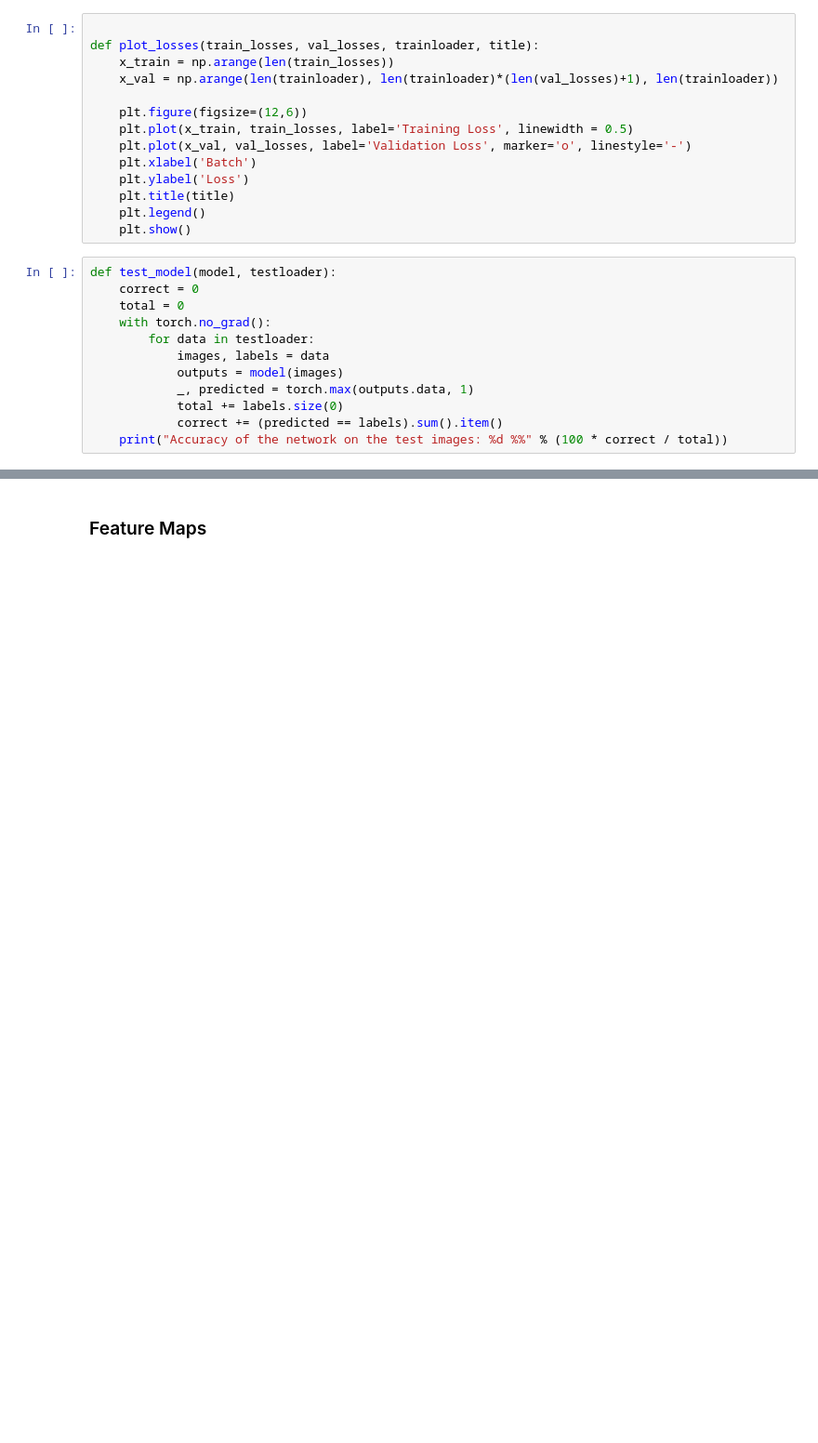
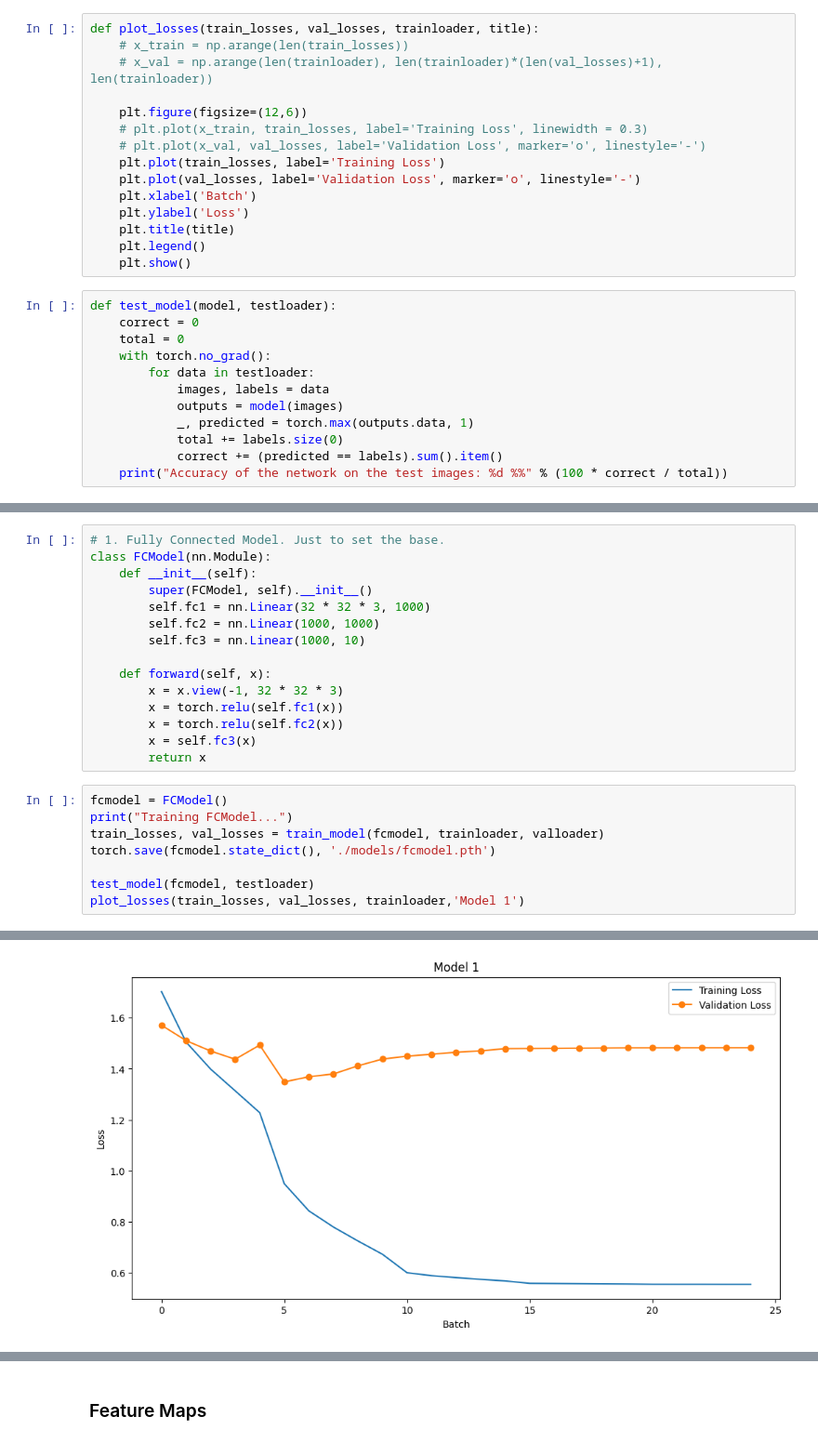
Before and after one commit to anacastillonu/nn-archs, a Jupyter notebook: notebooks/dummy_examples_conv.ipynb, the cells around one changed output, grey strips where cells are left out. Shown at 93% size. Cells and saved outputs as stored; diff of their text form; blank space fills up the shorter version.

```diff
--- a/notebooks/dummy_examples_conv.ipynb
+++ b/notebooks/dummy_examples_conv.ipynb
@@ -192,12 +94,13 @@ def train_model(model, trainloader, valloader, epochs=25):
 # %%
-
 def plot_losses(train_losses, val_losses, trainloader, title):
-    x_train = np.arange(len(train_losses))
-    x_val = np.arange(len(trainloader), len(trainloader)*(len(val_losses)+1), len(trainloader))
+    # x_train = np.arange(len(train_losses))
+    # x_val = np.arange(len(trainloader), len(trainloader)*(len(val_losses)+1), len(trainloader))
 
     plt.figure(figsize=(12,6))
-    plt.plot(x_train, train_losses, label='Training Loss', linewidth = 0.5)
-    plt.plot(x_val, val_losses, label='Validation Loss', marker='o', linestyle='-')
+    # plt.plot(x_train, train_losses, label='Training Loss', linewidth = 0.3)
+    # plt.plot(x_val, val_losses, label='Validation Loss', marker='o', linestyle='-')
+    plt.plot(train_losses, label='Training Loss')
+    plt.plot(val_losses, label='Validation Loss', marker='o', linestyle='-')
     plt.xlabel('Batch')
     plt.ylabel('Loss')
     plt.title(title)
@@ -217,0 +124,24 @@ def test_model(model, testloader):
+# %%
+# 1. Fully Connected Model. Just to set the base.
+class FCModel(nn.Module):
+    def __init__(self):
+        super(FCModel, self).__init__()
+        self.fc1 = nn.Linear(32 * 32 * 3, 1000)
+        self.fc2 = nn.Linear(1000, 1000)
+        self.fc3 = nn.Linear(1000, 10)
+
+    def forward(self, x):
+        x = x.view(-1, 32 * 32 * 3)
+        x = torch.relu(self.fc1(x))
+        x = torch.relu(self.fc2(x))
+        x = self.fc3(x)
+        return x
+# %%
+fcmodel = FCModel()
+print("Training FCModel...")
+train_losses, val_losses = train_model(fcmodel, trainloader, valloader)
+torch.save(fcmodel.state_dict(), './models/fcmodel.pth')
+
+test_model(fcmodel, testloader)
+plot_losses(train_losses, val_losses, trainloader,'Model 1')
+# %% [output]
@@ -217,0 +165 @@ def test_model(model, testloader):
+[figure, added]
```
Also changed, not shown: parts of 42 cells of this notebook.
